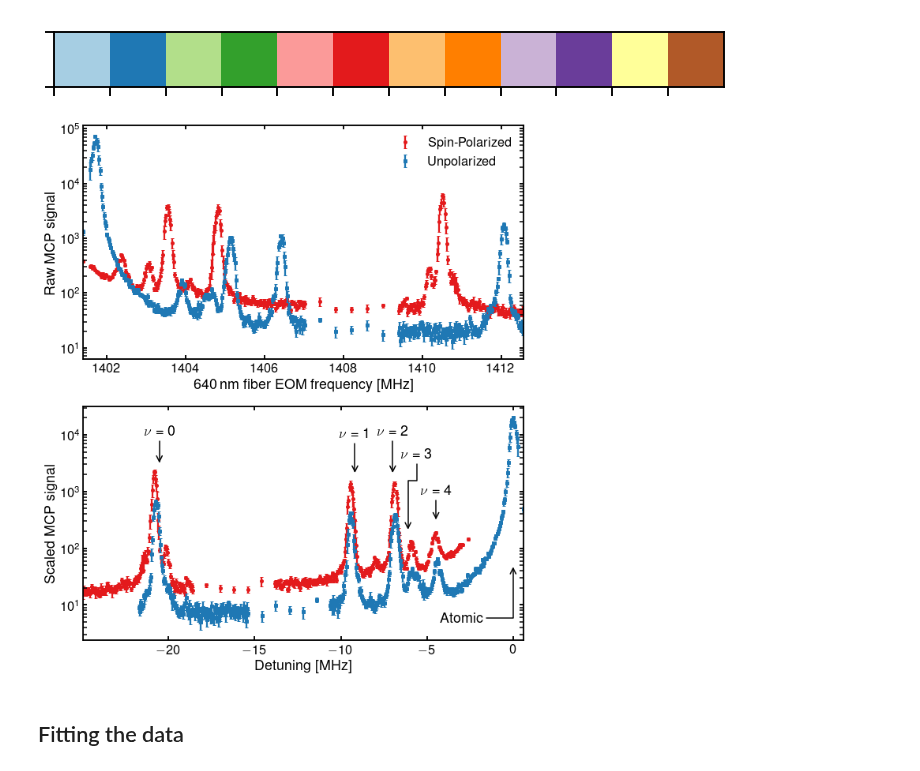
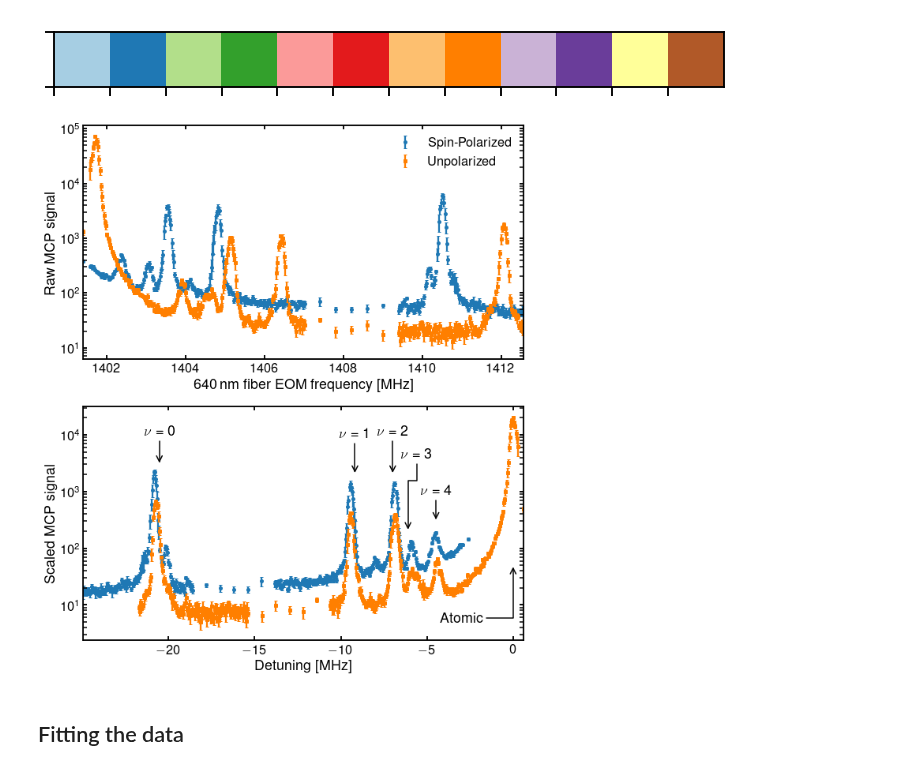
Before and after one commit to rogding/phd_thesis, a Jupyter notebook: chapters/probing_correlations/excited_dimer_signals/20190123-n34/analyze-20190123-n34.ipynb, the cells around one changed output. Drawn from its saved outputs; the diff is of its cells as text; code cells hidden in the pictures.

Commit message:
Working on making spin-polarization plot

```diff
--- a/chapters/probing_correlations/excited_dimer_signals/20190123-n34/analyze-20190123-n34.ipynb
+++ b/chapters/probing_correlations/excited_dimer_signals/20190123-n34/analyze-20190123-n34.ipynb
@@ -97,7 +97,7 @@ def reduce_data(df_data, name, show_plots):
 
     if show_plots:
         [fig, ax]= plt.subplots(nrows=6, ncols=1, figsize=(10,20), sharex=True, sharey=False)
-        fig.suptitle(name)
+        fig.suptitle(name, usetex=False)
 
         ax[0].set_ylabel('DigiLock_PID1_locked', usetex=False)
         ax[0].plot(df_orig['Timestamp'], df_orig['DigiLock_PID1_locked'])
@@ -400,16 +400,16 @@ cp = sns.color_palette("Paired")
 pol_data_opt = {'fmt':'o',
                 'markersize':4,
                 'capsize':2,
-                'color':cp[5]}
+                'color':cp[1]}
 
-pol_fit_opt = {'color':cp[5]}
+pol_fit_opt = {'color':cp[1]}
 
 unpol_data_opt = {'fmt':'s',
                   'markersize':4,
                   'capsize':2,
-                  'color':cp[1]}
+                  'color':cp[7]}
 
-unpol_fit_opt = {'color':cp[1]}
+unpol_fit_opt = {'color':cp[7]}
 
 ###############################################
 # Plotting the "raw" MCP signal
@@ -499,34 +499,34 @@ ypos = 3E2
 axs[1].annotate(s=r'$\nu=4$', xy=(xpos, ypos), xytext=(xpos, 9E2), arrowprops=arrow_props, **text_kwargs)
 
 ##################################
 # Figure options
 
 for ax in axs:
     ax.set_yscale('log')
     ax.tick_params(axis='both', which='both', direction='in', length=5,
                    bottom=True, left=True, top=True, right=True)
 
 # Axis limits
 axs[0].set_xlim(min([min(pol_data['imagevcoAtom']), min(unpol_data['imagevcoAtom'])]),
                 max([max(pol_data['imagevcoAtom']), max(unpol_data['imagevcoAtom'])]))
 axs[1].set_xlim(min([min(pol_data['detuning']), min(unpol_data['detuning'])]),
                 max([max(pol_data['detuning']), max(unpol_data['detuning'])]))
 
 
 # Axis labels
 axs[0].set_xlabel(r'\SI{640}{\nm} fiber EOM frequency [\si{\MHz}]')
 axs[0].set_ylabel('Raw MCP signal')
 axs[1].set_xlabel(r'Detuning [\si{\MHz}]')
 axs[1].set_ylabel('Scaled MCP signal')
 
 # Plot legend
 axs[0].legend(frameon=False)
 
 plt.savefig('n34-excited_dimer_signal.pdf', bbox_inches='tight')
 
 plt.show()
 # %% [output]
-[figure, old version]
+[figure, new version]
 # %% [markdown]
 ## Fitting the data
 # %% [markdown]
```
Also changed, not shown: parts of 1 cell of this notebook, 18 other files.
